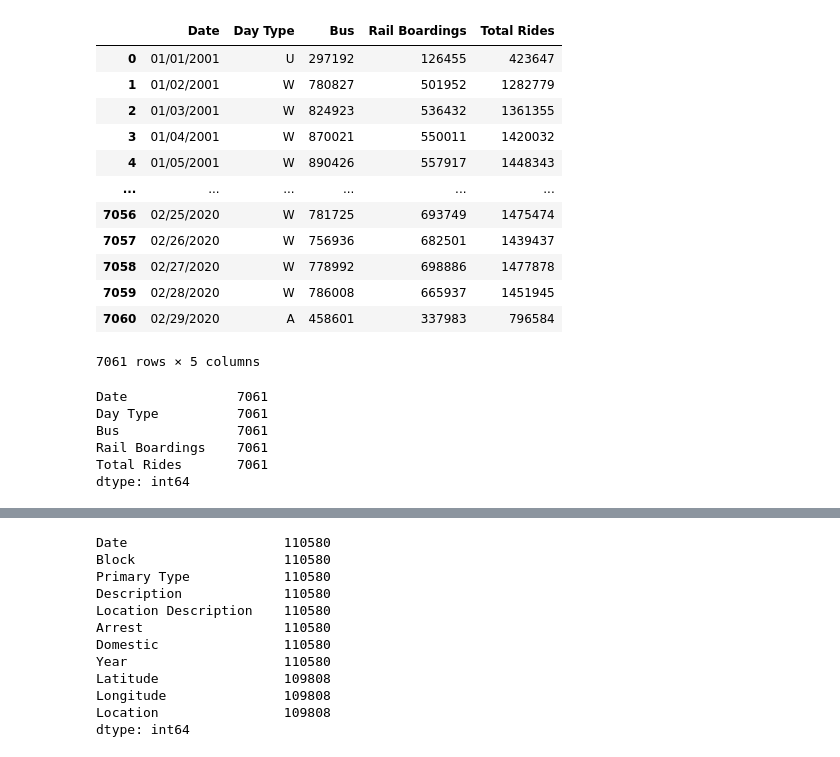
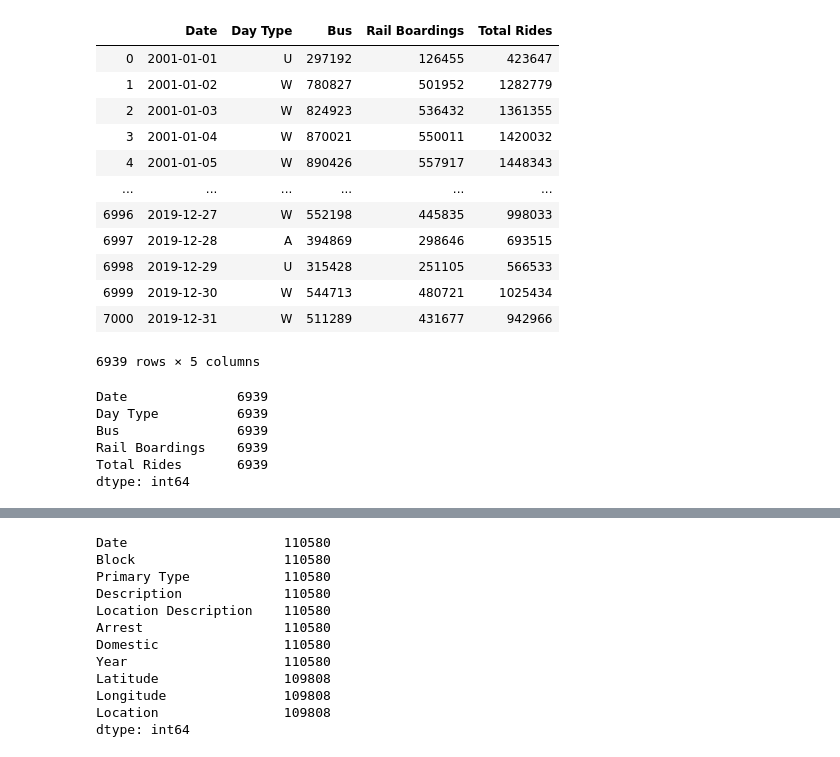
Before and after one commit to o0oo000o0o0o/Project-1, a Jupyter notebook: clean.ipynb, the cells around one changed output, grey strips where cells are left out. Saved outputs shown, nothing was run; the diff lists cells and outputs as text; code cells hidden in the pictures.

```diff
--- a/clean.ipynb
+++ b/clean.ipynb
@@ -5,35 +5,50 @@ import datetime as dt
 # %%
 # Read CTA Data
 cta_data = pd.read_csv("CTA_-_Ridership_-_Daily_Boarding_Totals.csv")
 
 # Rename CTA Columns
 cta_data.columns = ["Date", "Day Type", "Bus", "Rail Boardings", "Total Rides"]
 
+# Dropping All Duplicates
+cta_data.drop_duplicates(subset ="Date", keep = "first", inplace = True)
+
+# Assign Date Column to a Variable
+all_dates_cta = cta_data["Date"]
+
+# Convert All Dates to a Datetime
+[dt.datetime.strptime(x, "%m/%d/%Y") for x in all_dates_cta]
+
+# Replace Date Column with Datetime Values
+cta_data["Date"] = pd.to_datetime(all_dates_cta)
+
+# Filter Out Data From After 2019
+cta_data = cta_data[cta_data["Date"].dt.year <= 2019]
+
 # Display CTA Data
 cta_data
 # %% [output]
 |  | Date | Day Type | Bus | Rail Boardings | Total Rides |
-| 0 | 01/01/2001 | U | 297192 | 126455 | 423647 |
-| 1 | 01/02/2001 | W | 780827 | 501952 | 1282779 |
-| 2 | 01/03/2001 | W | 824923 | 536432 | 1361355 |
-| 3 | 01/04/2001 | W | 870021 | 550011 | 1420032 |
-| 4 | 01/05/2001 | W | 890426 | 557917 | 1448343 |
+| 0 | 2001-01-01 | U | 297192 | 126455 | 423647 |
+| 1 | 2001-01-02 | W | 780827 | 501952 | 1282779 |
+| 2 | 2001-01-03 | W | 824923 | 536432 | 1361355 |
+| 3 | 2001-01-04 | W | 870021 | 550011 | 1420032 |
+| 4 | 2001-01-05 | W | 890426 | 557917 | 1448343 |
 | ... | ... | ... | ... | ... | ... |
-| 7056 | 02/25/2020 | W | 781725 | 693749 | 1475474 |
-| 7057 | 02/26/2020 | W | 756936 | 682501 | 1439437 |
-| 7058 | 02/27/2020 | W | 778992 | 698886 | 1477878 |
-| 7059 | 02/28/2020 | W | 786008 | 665937 | 1451945 |
-| 7060 | 02/29/2020 | A | 458601 | 337983 | 796584 |
+| 6996 | 2019-12-27 | W | 552198 | 445835 | 998033 |
+| 6997 | 2019-12-28 | A | 394869 | 298646 | 693515 |
+| 6998 | 2019-12-29 | U | 315428 | 251105 | 566533 |
+| 6999 | 2019-12-30 | W | 544713 | 480721 | 1025434 |
+| 7000 | 2019-12-31 | W | 511289 | 431677 | 942966 |
-7061 rows × 5 columns
+6939 rows × 5 columns
 # %%
 # Identify Incomplete Rows
 cta_data.count()
 # %% [output]
-Date              7061
-Day Type          7061
-Bus               7061
-Rail Boardings    7061
-Total Rides       7061
+Date              6939
+Day Type          6939
+Bus               6939
+Rail Boardings    6939
+Total Rides       6939
 dtype: int64
 # %%
 # Read Crime Data
```
Also changed, not shown: parts of 10 cells of this notebook, 9 other files.
